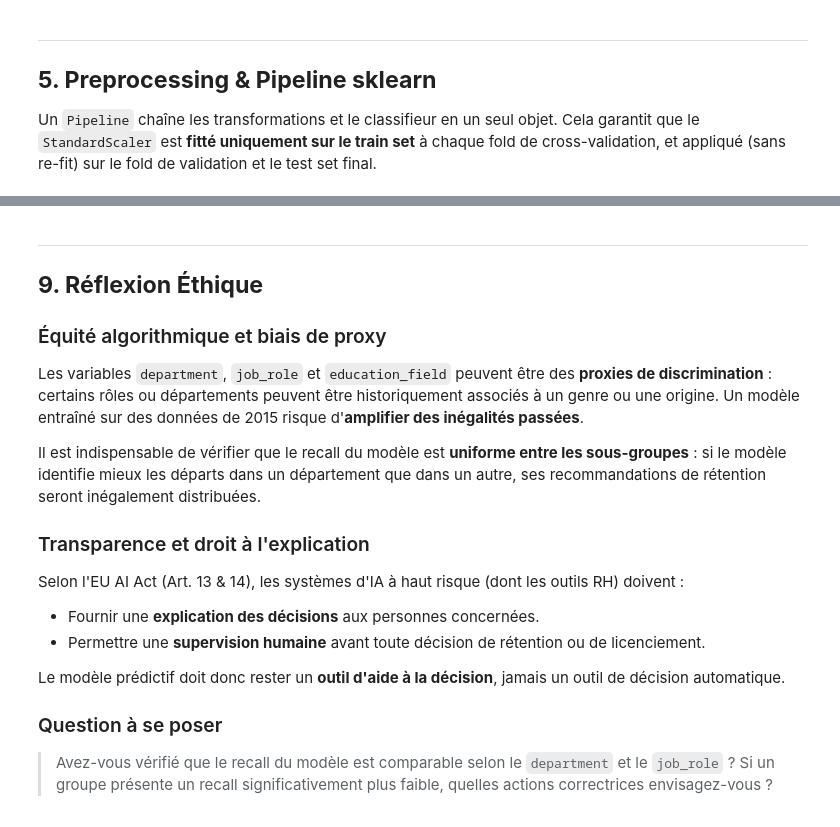
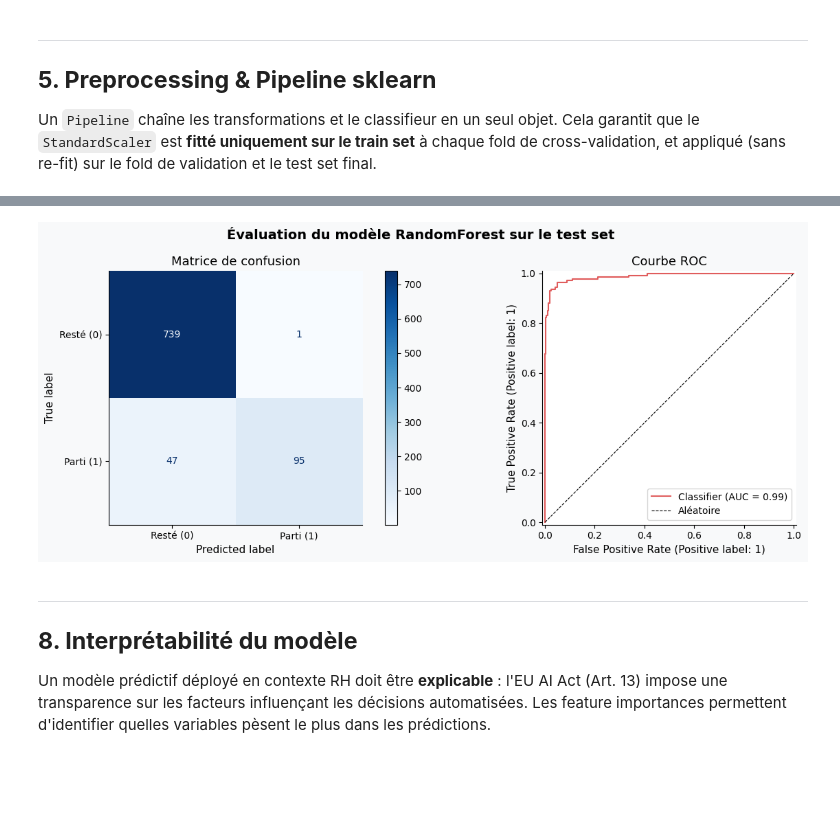
Before and after one commit to CESI-FISA-Info-24-27/IA-groupe-02, a Jupyter notebook: src/notebooks/05_modeling.ipynb, the cells around one changed output, grey strips where cells are left out. Cells and saved outputs as stored; diff of their text form; code cells hidden in the pictures; blank space fills up the shorter version.

```diff
--- a/src/notebooks/05_modeling.ipynb
+++ b/src/notebooks/05_modeling.ipynb
@@ -237,0 +332,13 @@ Les feature importances permettent d'identifier quelles variables pèsent le plu
+# %%
+y_pred  = best_model.predict(X_test)
+y_proba = best_model.predict_proba(X_test)[:, 1]
+
+print("="*70)
+print(f"ÉVALUATION DU MEILLEUR MODÈLE SUR LE TEST SET : {best_model_name}")
+print("="*70)
+print(classification_report(y_test, y_pred, target_names=['Resté (0)', 'Parti (1)']))
+print(f"\nROC-AUC Score : {roc_auc_score(y_test, y_proba):.4f}")
+print(f"Recall (Sensibilité) : {recall_score(y_test, y_pred):.4f}")
+print(f"Precision : {precision_score(y_test, y_pred):.4f}")
+print(f"F1-Score : {f1_score(y_test, y_pred):.4f}")
+print("="*70)
@@ -238,54 +364,27 @@ Les feature importances permettent d'identifier quelles variables pèsent le plu
 # %%
-best_model = search.best_estimator_
+fig, axes = plt.subplots(1, 2, figsize=(14, 5))
+fig.suptitle(f"Évaluation du modèle {best_model_name} sur le test set", fontsize=14, fontweight='bold')
 
-# Récupération des noms de features après OneHotEncoding
-feature_names = best_model.named_steps['preprocessor'].get_feature_names_out()
+ConfusionMatrixDisplay.from_predictions(
+    y_test, y_pred,
+    display_labels=['Resté (0)', 'Parti (1)'],
+    cmap='Blues', ax=axes[0],
+)
+axes[0].set_title("Matrice de confusion")
 
-# TODO: Extraire les importances selon votre classifieur
-# - Tree-based (RandomForest, GradientBoosting) : .feature_importances_
-# - LogisticRegression : np.abs(.coef_[0])
-importances = None  # TODO: Remplacer
+RocCurveDisplay.from_predictions(y_test, y_proba, ax=axes[1], color=SNS_PALETTE[1])
+axes[1].plot([0, 1], [0, 1], 'k--', linewidth=0.8, label='Aléatoire')
+axes[1].set_title("Courbe ROC")
+axes[1].legend()
 
-if importances is not None:
-    importance_df = (
-        pd.DataFrame({'feature': feature_names, 'importance': importances})
-        .sort_values('importance', ascending=False)
-        .head(15)
-    )
-
-    fig, ax = plt.subplots(figsize=(10, 6))
-    ax.barh(importance_df['feature'], importance_df['importance'],
-            color=SNS_PALETTE[1], edgecolor='white')
-    ax.set_title('Top 15 features les plus importantes', fontsize=13, fontweight='bold')
-    ax.set_xlabel('Importance relative')
-    ax.invert_yaxis()
-    plt.tight_layout()
-    plt.show()
-else:
-    print("TODO: Renseigner la variable 'importances' pour afficher le graphique.")
+plt.tight_layout()
+plt.show()
+# %% [output]
+[figure, added]
 # %% [markdown]
 ---
-## **9. Réflexion Éthique**
+## **8. Interprétabilité du modèle**
 
-### Équité algorithmique et biais de proxy
-
-Les variables `department`, `job_role` et `education_field` peuvent être des **proxies de discrimination** :
-certains rôles ou départements peuvent être historiquement associés à un genre ou une origine.
-Un modèle entraîné sur des données de 2015 risque d'**amplifier des inégalités passées**.
-
-Il est indispensable de vérifier que le recall du modèle est **uniforme entre les sous-groupes** :
-si le modèle identifie mieux les départs dans un département que dans un autre, ses recommandations
-de rétention seront inégalement distribuées.
-
-### Transparence et droit à l'explication
-
-Selon l'EU AI Act (Art. 13 & 14), les systèmes d'IA à haut risque (dont les outils RH) doivent :
-- Fournir une **explication des décisions** aux personnes concernées.
-- Permettre une **supervision humaine** avant toute décision de rétention ou de licenciement.
-
-Le modèle prédictif doit donc rester un **outil d'aide à la décision**, jamais un outil de décision automatique.
-
-### Question à se poser
-
-> Avez-vous vérifié que le recall du modèle est comparable selon le `department` et le `job_role` ?
-> Si un groupe présente un recall significativement plus faible, quelles actions correctrices envisagez-vous ?
+Un modèle prédictif déployé en contexte RH doit être **explicable** : l'EU AI Act (Art. 13)
+impose une transparence sur les facteurs influençant les décisions automatisées.
+Les feature importances permettent d'identifier quelles variables pèsent le plus dans les prédictions.
```
Also changed, not shown: parts of 16 cells of this notebook, 6 other files.
